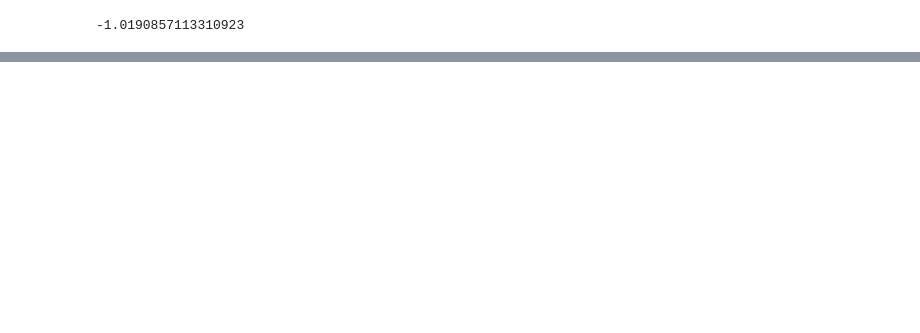
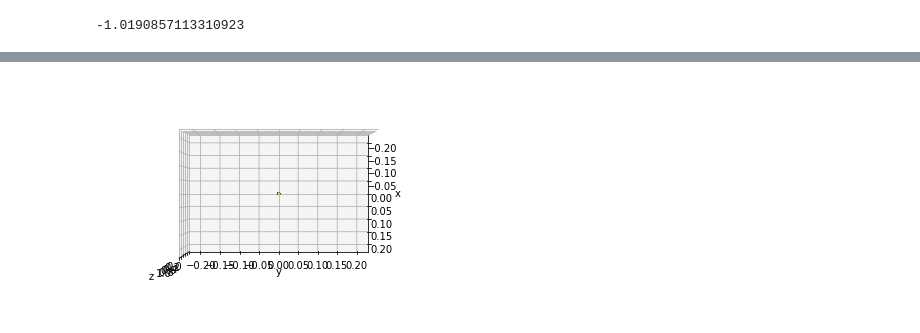
Before and after one commit to xiaoxu42/Eigen_Kernel, a Jupyter notebook: 2DEigenKernel-Copy1.ipynb, the cells around one changed output, grey strips where cells are left out. Drawn from its saved outputs; the diff is of its cells as text; code cells hidden in the pictures; blank space fills up the shorter version.

```diff
--- a/2DEigenKernel-Copy1.ipynb
+++ b/2DEigenKernel-Copy1.ipynb
@@ -153,0 +306,5 @@ def myfunctoint_cal(kx,ky,x,y,this_x,this_y):
+# %%
+ax.view_init(90,0)
+fig
+# %% [output]
+[figure, added]
```
Also changed, not shown: parts of 33 cells of this notebook.
